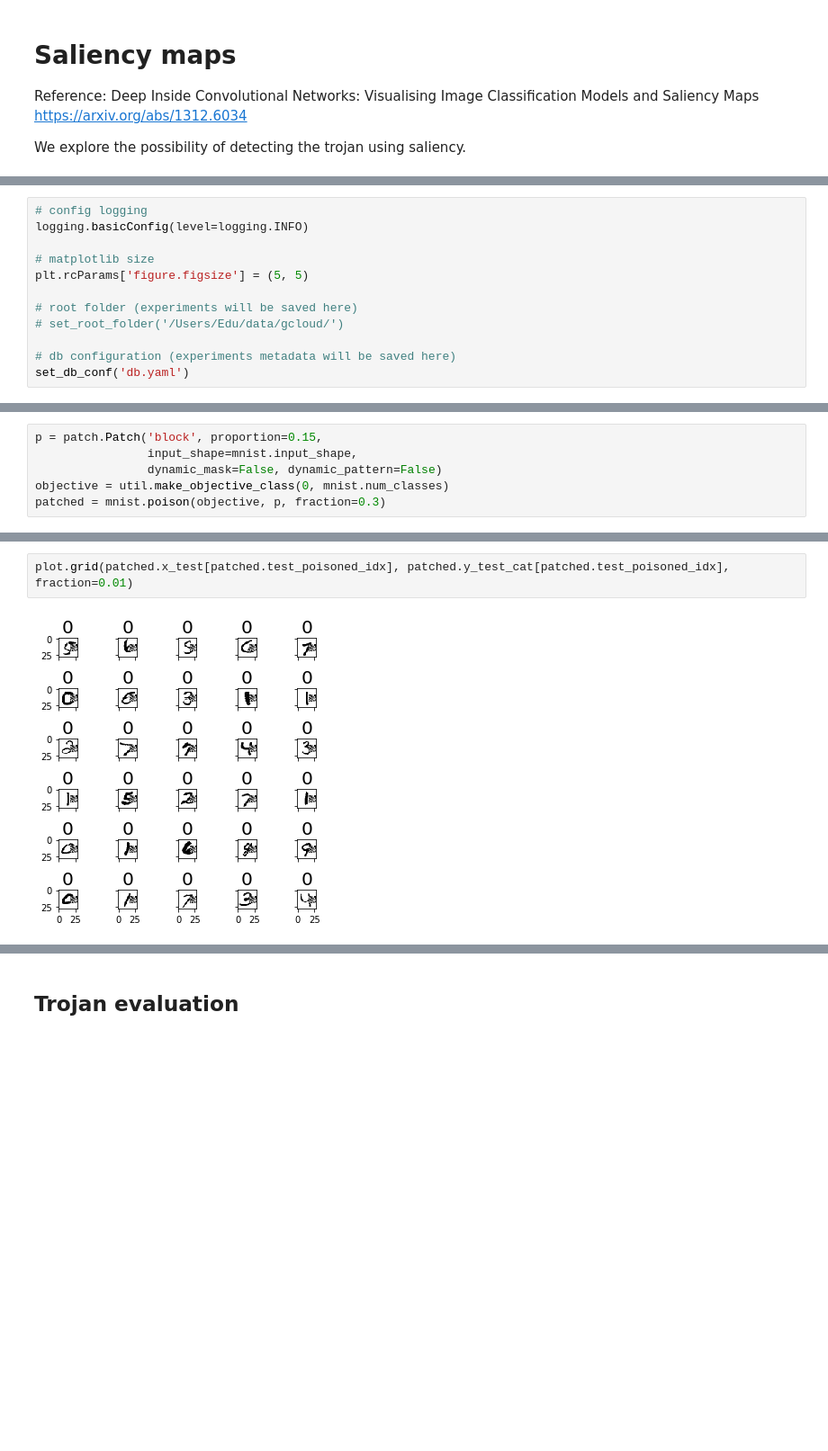
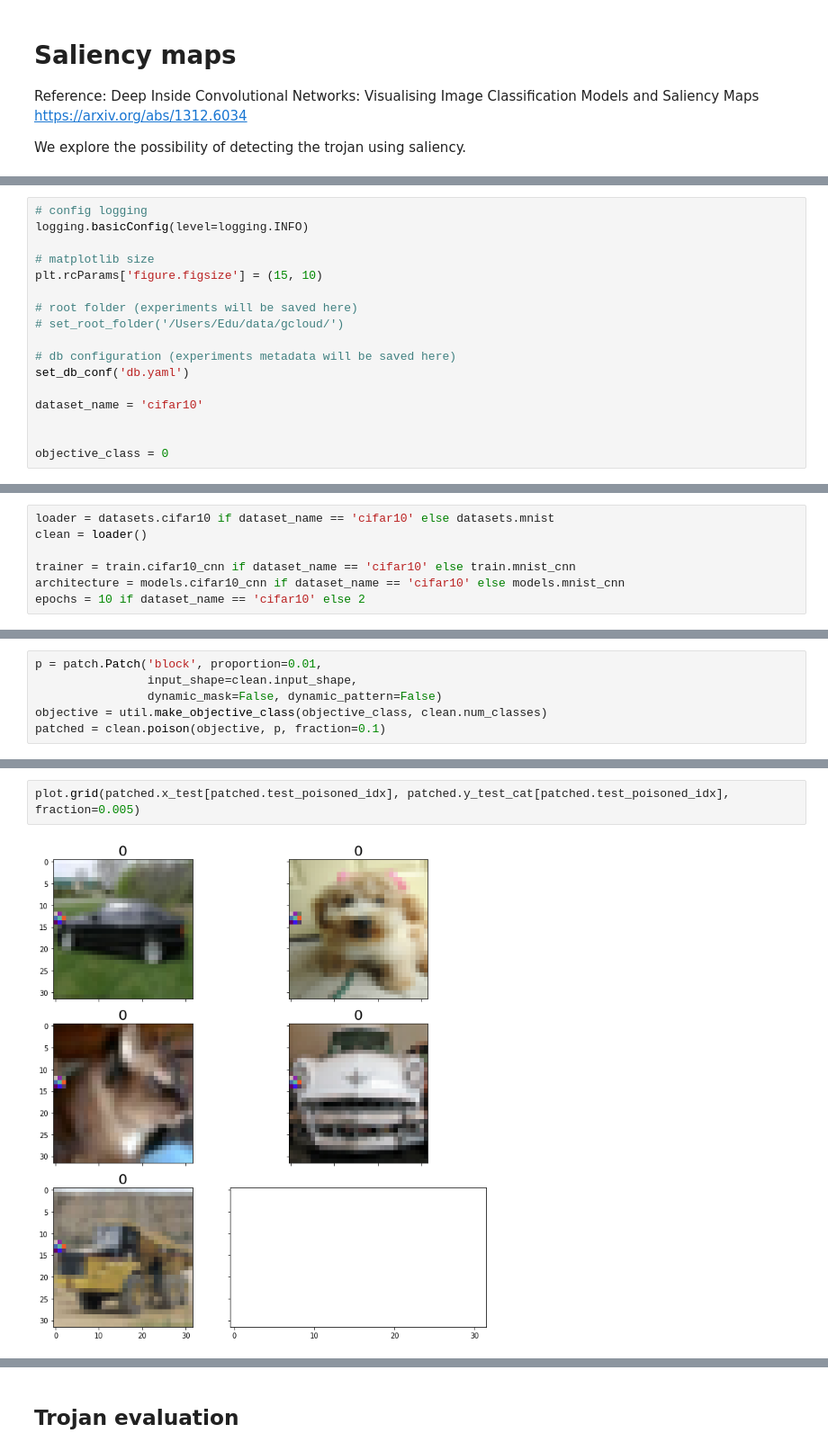
Before and after one commit to edublancas/trojan-defender, a Jupyter notebook: experiments/full-pipeline.ipynb, the cells around one changed output, grey strips where cells are left out. Shown at 90% size. Saved outputs shown, nothing was run; the diff lists cells and outputs as text; blank space fills up the shorter version.

Commit message:
updates full-pipeline nb with cifar

```diff
--- a/experiments/full-pipeline.ipynb
+++ b/experiments/full-pipeline.ipynb
@@ -18,10 +19,15 @@ from trojan_defender.poison import patch
 logging.basicConfig(level=logging.INFO)
 
 # matplotlib size
-plt.rcParams['figure.figsize'] = (5, 5)
+plt.rcParams['figure.figsize'] = (15, 10)
 
 # root folder (experiments will be saved here)
 # set_root_folder('/Users/Edu/data/gcloud/')
 
 # db configuration (experiments metadata will be saved here)
 set_db_conf('db.yaml')
+
+dataset_name = 'cifar10'
+
+
+objective_class = 0
@@ -29,0 +34,7 @@ mnist = datasets.mnist()
+# %%
+loader = datasets.cifar10 if dataset_name == 'cifar10' else datasets.mnist
+clean = loader()
+
+trainer = train.cifar10_cnn if dataset_name == 'cifar10' else train.mnist_cnn
+architecture = models.cifar10_cnn if dataset_name == 'cifar10' else models.mnist_cnn
+epochs = 10 if dataset_name == 'cifar10' else 2
@@ -30,7 +64,7 @@ mnist = datasets.mnist()
 # %%
-p = patch.Patch('block', proportion=0.15,
-                input_shape=mnist.input_shape,
+p = patch.Patch('block', proportion=0.01,
+                input_shape=clean.input_shape,
                 dynamic_mask=False, dynamic_pattern=False)
-objective = util.make_objective_class(0, mnist.num_classes)
-patched = mnist.poison(objective, p, fraction=0.3)
+objective = util.make_objective_class(objective_class, clean.num_classes)
+patched = clean.poison(objective, p, fraction=0.1)
 # %% [output]
@@ -58,7 +100,7 @@ when plotting grids, use n_Samples instead of fraction
 # %%
-plot.grid(patched.x_test[patched.test_poisoned_idx], patched.y_test_cat[patched.test_poisoned_idx], fraction=0.01)
+plot.grid(patched.x_test[patched.test_poisoned_idx], patched.y_test_cat[patched.test_poisoned_idx], fraction=0.005)
 # %% [output]
-[figure, old version]
+[figure, new version]
 # %%
 plt.rcParams['figure.figsize'] = (10, 10)
 plot.grid(patched.x_test, patched.y_test_cat, fraction=0.003)
```
Also changed, not shown: parts of 68 cells of this notebook.
